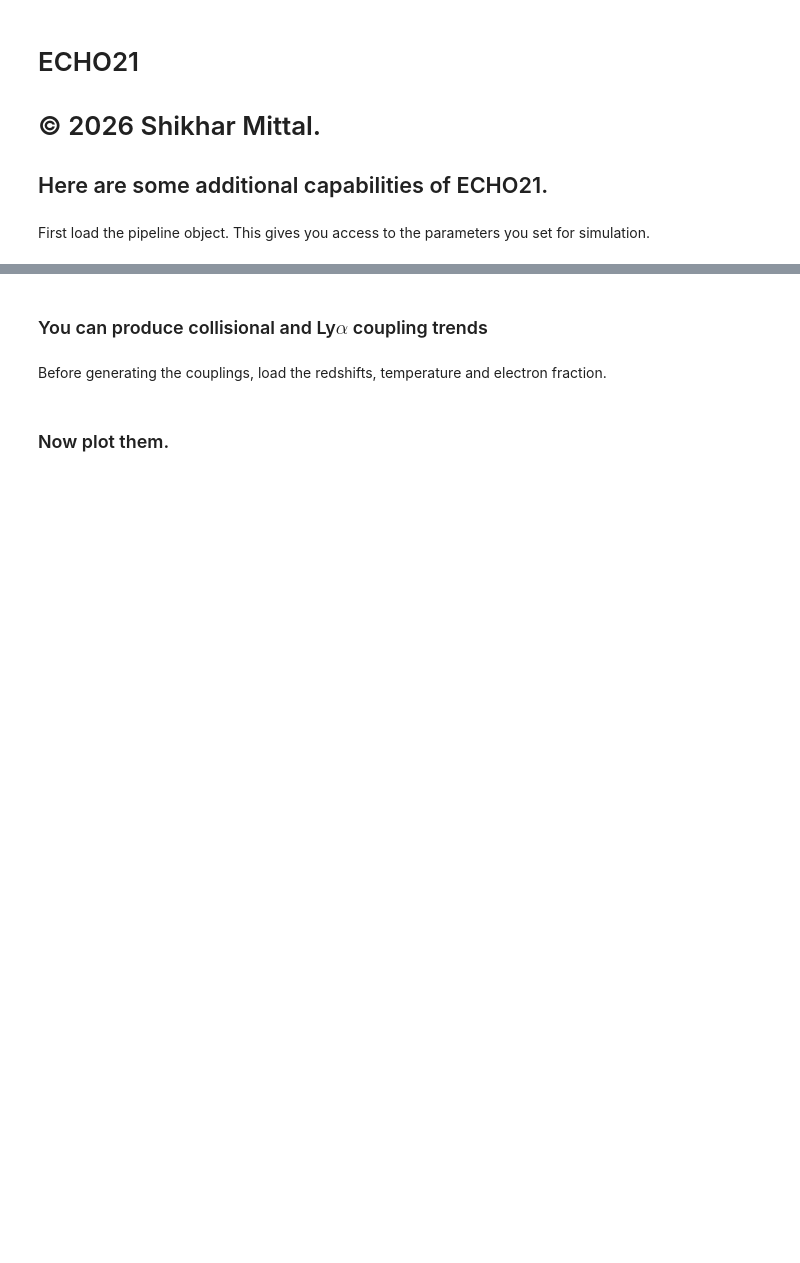
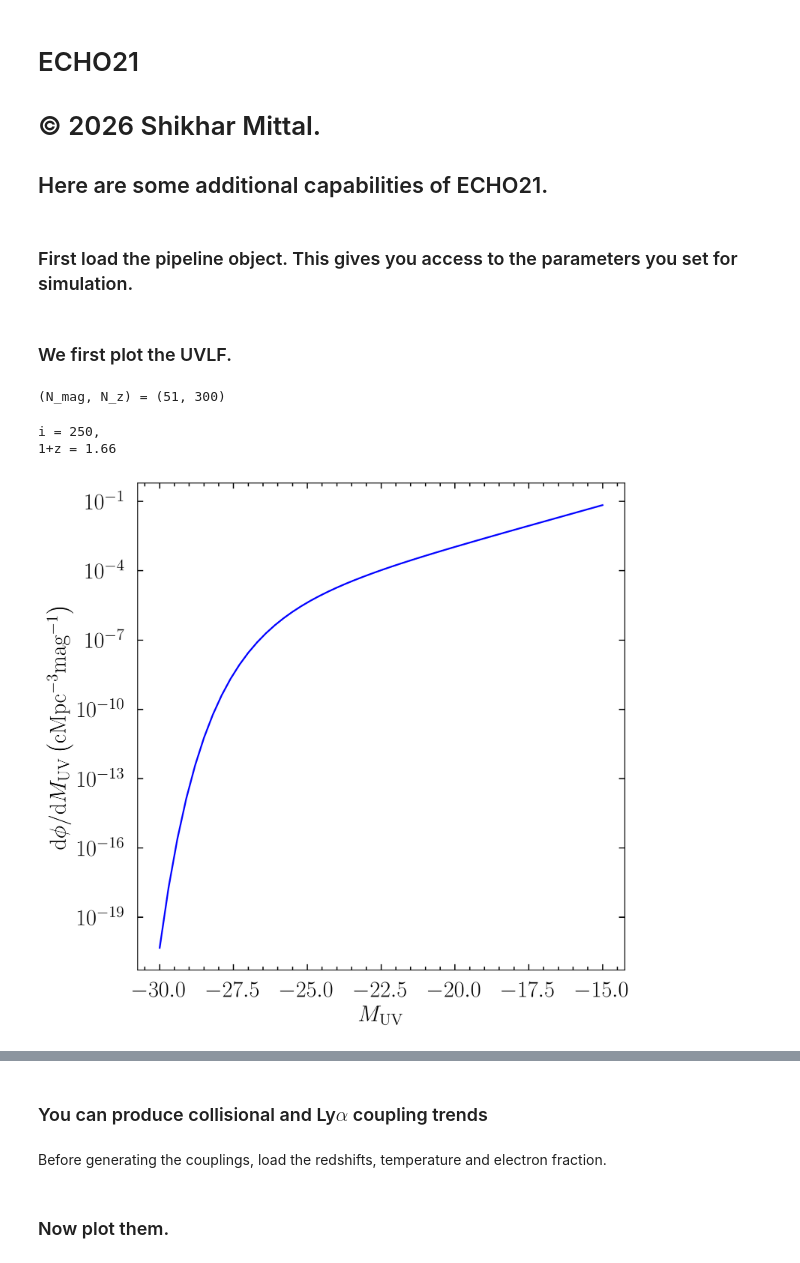
Before and after one commit to shikharmittal04/echo21, a Jupyter notebook: examples/additional_features.ipynb, the cells around one changed output, grey strips where cells are left out. Cells and saved outputs as stored; diff of their text form; code cells hidden in the pictures; blank space fills up the shorter version.

Commit message:
Updating UVLF docs, adding checks to UVLF computation that it is applicable only when semi-emp SFRD is used

```diff
--- a/examples/additional_features.ipynb
+++ b/examples/additional_features.ipynb
@@ -91,7 +91,7 @@ def plotter(x,y,xlog=True,ylog=False,Z=None):
         ax.set_xlabel(r'$1+z$',fontsize=20)
         ax.invert_xaxis()
     elif xkey[0] == 'mag':
-        len_z=len(Z)
+        len_z=np.size(Z)
         if len_z>1:
             for i in range(len_z):
                 ax.semilogy(x[xkey[0]],y[ykeys[0]][i,:],color=clr[i],ls=linsty[i],label='$z = {}$'.format(Z[i]-1))
@@ -99,7 +99,7 @@ def plotter(x,y,xlog=True,ylog=False,Z=None):
         else:
             ax.semilogy(x[xkey[0]],y[ykeys[0]],color='b')
         ax.set_xlabel(r'$M_{\mathrm{UV}}$',fontsize=20)
-        ax.set_ylabel(r'$\phi\,\Bigg(\mathrm{cMpc^{-3}mag^{-1}}\Bigg)$',fontsize=20)
+        ax.set_ylabel(r'$\mathrm{d}\phi/\mathrm{d}M_{\mathrm{UV}}\,\Bigg(\mathrm{cMpc^{-3}mag^{-1}}\Bigg)$',fontsize=20)
     ax.tick_params(axis='both', which='major', length=5, width=1, labelsize=20,direction='in',pad=10)
     ax.tick_params(axis='both', which='minor', length=3, width=1, direction='in')
     ax.minorticks_on()
@@ -109,7 +109,26 @@ def plotter(x,y,xlog=True,ylog=False,Z=None):
     plt.show()
     return None
 # %% [markdown]
-First load the pipeline object. This gives you access to the parameters you set for simulation.
+### First load the pipeline object. This gives you access to the parameters you set for simulation.
 # %%
 filename = '/mnt/d/test_echo21/output_20260704-223059' #'/give/full/path/to/your/output/directory/'
 pipe = echo21.load_pipeline(filename)
+# %% [markdown]
+### We first plot the UVLF.
+# %%
+uvlf = pipe.UVLF
+print('(N_mag, N_z) =',np.shape(uvlf))
+
+#Since UVLF is meaningful only for cosmic dawn and beyond we must obtain the corresponding redshifts
+one_plus_z_cd = pipe.one_plus_z_cd
+# %% [output]
+(N_mag, N_z) = (51, 300)
+# %%
+#Plot UVLF at ith redshift
+i = 250
+print(f'i = {i},\n1+z = {one_plus_z_cd[i]:.2f}')
+plotter({'mag':pipe.MAB}, {'uvlf':uvlf[:,i]}, xlog=False, ylog=True, Z=None)
+# %% [output]
+i = 250,
+1+z = 1.66
+[figure, added]
```
Also changed, not shown: parts of 3 cells of this notebook, 8 other files.
